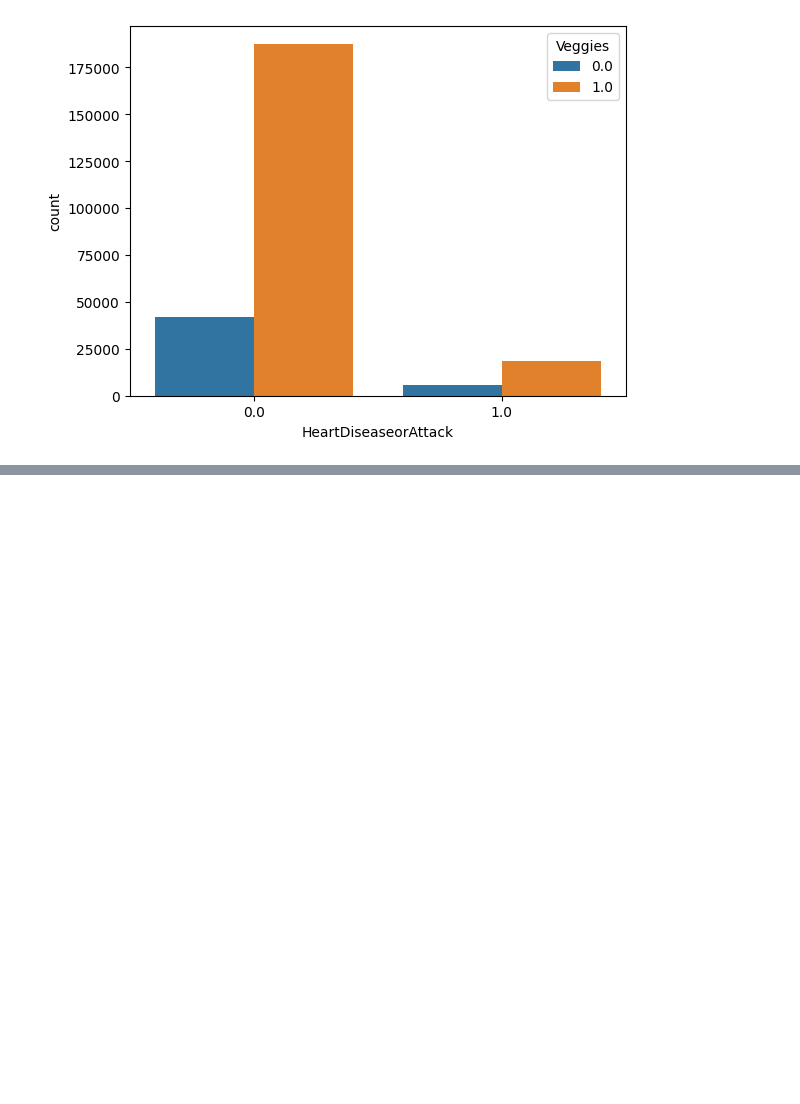
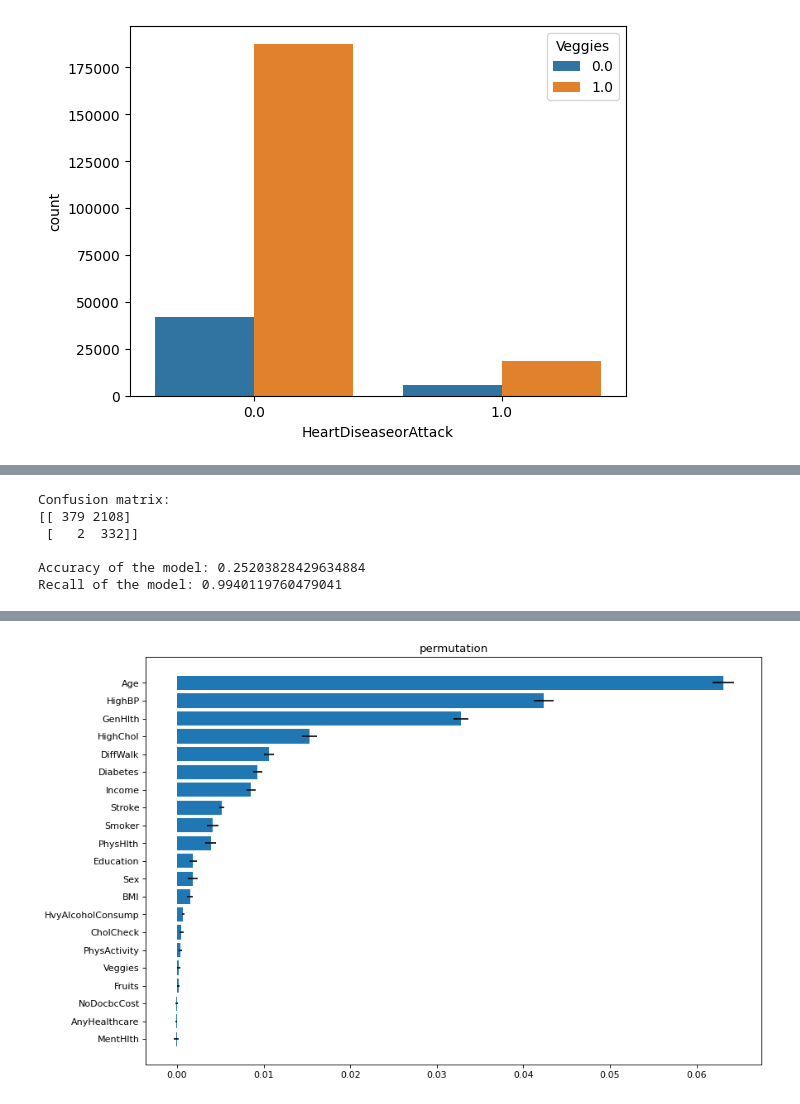
Before and after one commit to wizeline/MLOps_bootcamp_team1_2022, a Jupyter notebook: RaymundoLed/heart_disease.ipynb, the cells around one changed output, grey strips where cells are left out. Drawn from its saved outputs; the diff is of its cells as text; code cells hidden in the pictures; blank space fills up the shorter version.

```diff
--- a/RaymundoLed/heart_disease.ipynb
+++ b/RaymundoLed/heart_disease.ipynb
@@ -308,0 +529,31 @@ hearth_data.select_dtypes(include=['object']).describe()
+# %%
+def train_model(params, x_train, y_train):
+
+    if 'class_weight' in params:
+        class_weight = params.pop('class_weight')
+    else:
+        class_weight = None
+
+    start = time.time()
+    grid_search = RandomizedSearchCV(
+        n_jobs=-1,
+        estimator=RandomForestClassifier(class_weight=class_weight, random_state=1, n_jobs=-1),
+        param_distributions=params, n_iter=5, cv=5
+    ).fit(x_train, y_train)
+
+    print(f'Total time for random grid search: {time.time() - start:.2f} secs.\n')
+
+    model = grid_search.best_estimator_
+    print(f'Best model parameters:\n{model.get_params()}\n')
+    eval_model(model, x_train, y_train)
+
+    return model
+# %%
+%%time
+params = {'n_estimators': [100, 200],
+          'criterion': ['gini', 'entropy'],
+          'max_depth': [6, 8],
+          'min_samples_split': [2, 4, 6],
+          'class_weight': {0: 1, 1: 100}}
+
+model = train_model(params, X_train, y_train)
@@ -308,0 +575,14 @@ hearth_data.select_dtypes(include=['object']).describe()
+# %%
+eval_model(model, X_test, y_test)
+# %% [output]
+Confusion matrix:
+[[ 379 2108]
+ [   2  332]]
+
+Accuracy of the model: 0.25203828429634884
+Recall of the model: 0.9940119760479041
+# %%
+%%time
+sf_model = score_features(model, X_train_10, y_train_10)
+plot_feature_scores(sf_model)
+# %% [output]
@@ -308,0 +593 @@ hearth_data.select_dtypes(include=['object']).describe()
+[figure, added]
```
Also changed, not shown: parts of 37 cells of this notebook, 2 other files.
